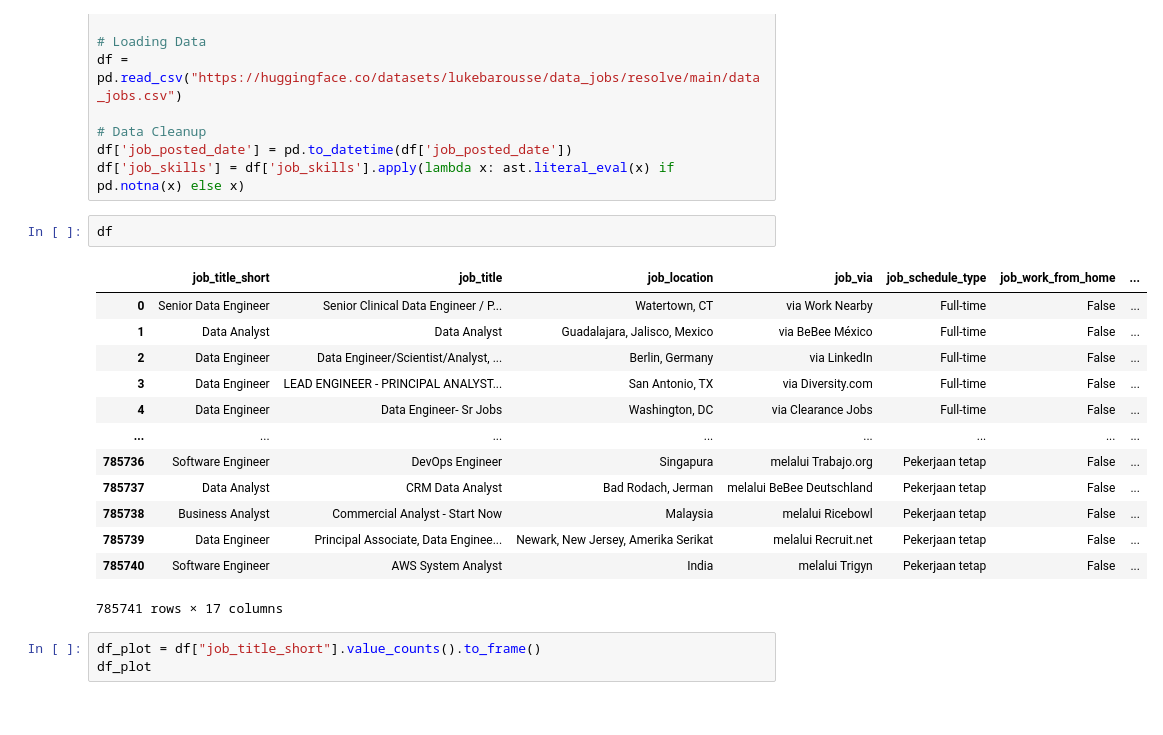
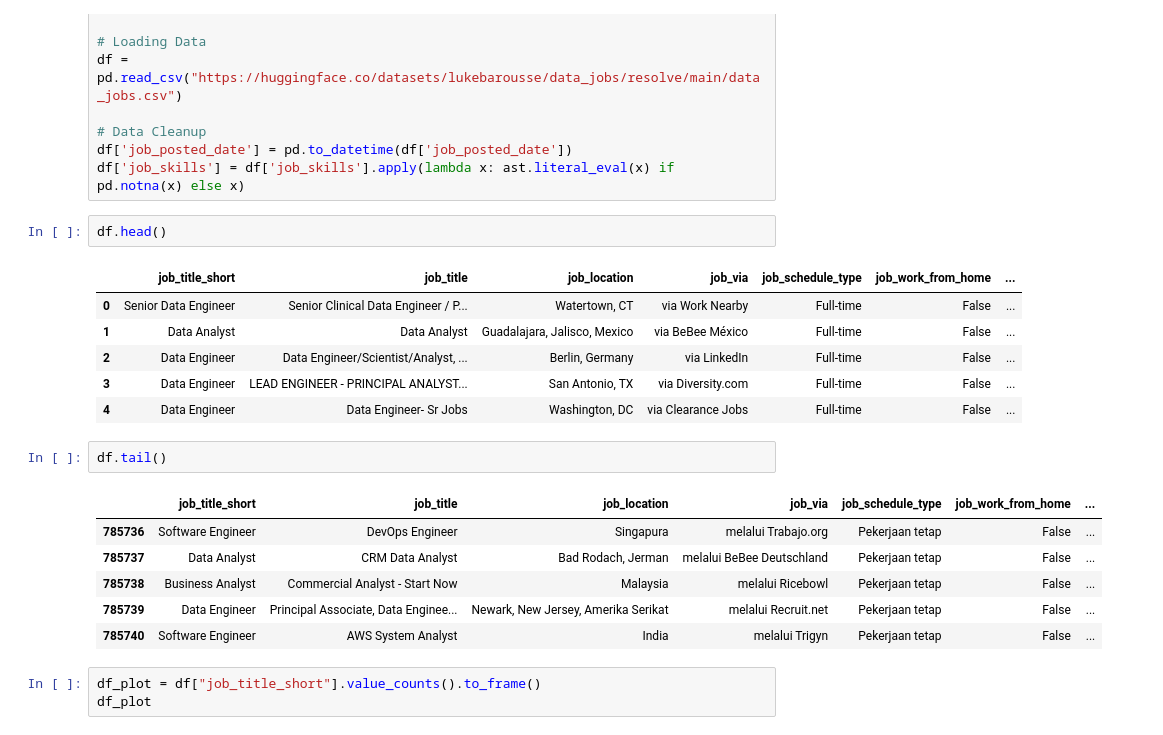
Before and after one commit to Yashwanth-Kumar-Kotla/Job_data_analysis, a Jupyter notebook: EDA.ipynb, the cells around one changed output. Saved outputs shown, nothing was run; the diff lists cells and outputs as text.

```diff
--- a/EDA.ipynb
+++ b/EDA.ipynb
@@ -39,21 +39,23 @@ df = pd.read_csv("https://huggingface.co/datasets/lukebarousse/data_jobs/resolve
 df['job_posted_date'] = pd.to_datetime(df['job_posted_date'])
 df['job_skills'] = df['job_skills'].apply(lambda x: ast.literal_eval(x) if pd.notna(x) else x)
 # %%
-df
+df.head()
 # %% [output]
 |  | job_title_short | job_title | job_location | job_via | job_schedule_type | job_work_from_home | ... |
 | 0 | Senior Data Engineer | Senior Clinical Data Engineer / P... | Watertown, CT | via Work Nearby | Full-time | False | ... |
 | 1 | Data Analyst | Data Analyst | Guadalajara, Jalisco, Mexico | via BeBee México | Full-time | False | ... |
 | 2 | Data Engineer | Data Engineer/Scientist/Analyst, ... | Berlin, Germany | via LinkedIn | Full-time | False | ... |
 | 3 | Data Engineer | LEAD ENGINEER - PRINCIPAL ANALYST... | San Antonio, TX | via Diversity.com | Full-time | False | ... |
 | 4 | Data Engineer | Data Engineer- Sr Jobs | Washington, DC | via Clearance Jobs | Full-time | False | ... |
-| ... | ... | ... | ... | ... | ... | ... | ... |
-| 785736 | Software Engineer | DevOps Engineer | Singapura | melalui Trabajo.org | Pekerjaan tetap | False | ... |
-| 785737 | Data Analyst | CRM Data Analyst | Bad Rodach, Jerman | melalui BeBee Deutschland | Pekerjaan tetap | False | ... |
-| 785738 | Business Analyst | Commercial Analyst - Start Now | Malaysia | melalui Ricebowl | Pekerjaan tetap | False | ... |
-| 785739 | Data Engineer | Principal Associate, Data Enginee... | Newark, New Jersey, Amerika Serikat | melalui Recruit.net | Pekerjaan tetap | False | ... |
-| 785740 | Software Engineer | AWS System Analyst | India | melalui Trigyn | Pekerjaan tetap | False | ... |
-785741 rows × 17 columns
+# %%
+df.tail()
+# %% [output]
+|  | job_title_short | job_title | job_location | job_via | job_schedule_type | job_work_from_home | ... |
+| 785736 | Software Engineer | DevOps Engineer | Singapura | melalui Trabajo.org | Pekerjaan tetap | False | ... |
+| 785737 | Data Analyst | CRM Data Analyst | Bad Rodach, Jerman | melalui BeBee Deutschland | Pekerjaan tetap | False | ... |
+| 785738 | Business Analyst | Commercial Analyst - Start Now | Malaysia | melalui Ricebowl | Pekerjaan tetap | False | ... |
+| 785739 | Data Engineer | Principal Associate, Data Enginee... | Newark, New Jersey, Amerika Serikat | melalui Recruit.net | Pekerjaan tetap | False | ... |
+| 785740 | Software Engineer | AWS System Analyst | India | melalui Trigyn | Pekerjaan tetap | False | ... |
 # %%
 df_plot = df["job_title_short"].value_counts().to_frame()
 df_plot
```
Also changed, not shown: 3 other files.
